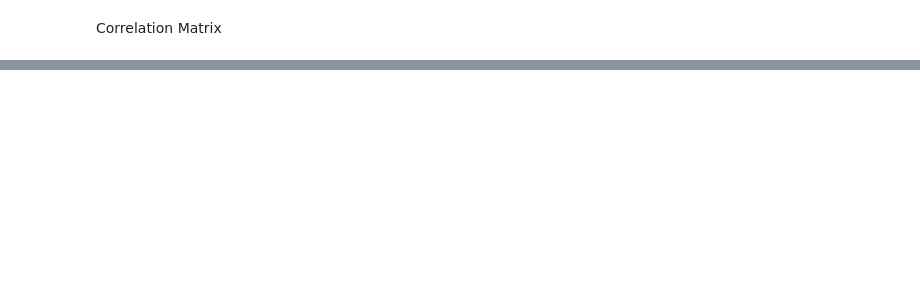
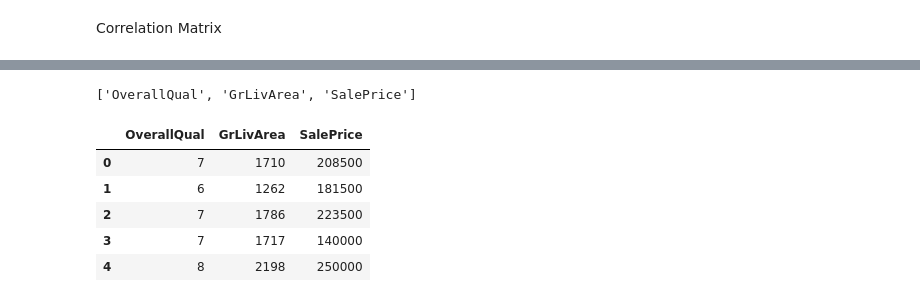
Before and after one commit to Jianwei-Bao/HousePricePrediction, a Jupyter notebook: House+Price+Prediction+EDA.ipynb, the cells around one changed output, grey strips where cells are left out. Saved outputs shown, nothing was run; the diff lists cells and outputs as text; code cells hidden in the pictures; blank space fills up the shorter version.

```diff
--- a/House+Price+Prediction+EDA.ipynb
+++ b/House+Price+Prediction+EDA.ipynb
@@ -244,3 +249,21 @@ layout={'title': "Correlation between Variables"}
 off.iplot({'data':data,"layout":layout})
 # %% [output]
 [interactive output not drawn]
+# %%
+covariable=[]
+for i in range(len(corr['SalePrice'])):
+    if corr['SalePrice'][i]>0.7:
+        covariable.append(corr['SalePrice'].index[i])
+# %%
+covariable
+# %% [output]
+['OverallQual', 'GrLivArea', 'SalePrice']
+# %%
+train[covariable].head()
+# %% [output]
+|  | OverallQual | GrLivArea | SalePrice |
+| 0 | 7 | 1710 | 208500 |
+| 1 | 6 | 1262 | 181500 |
+| 2 | 7 | 1786 | 223500 |
+| 3 | 7 | 1717 | 140000 |
+| 4 | 8 | 2198 | 250000 |
```
Also changed, not shown: parts of 13 cells of this notebook.
